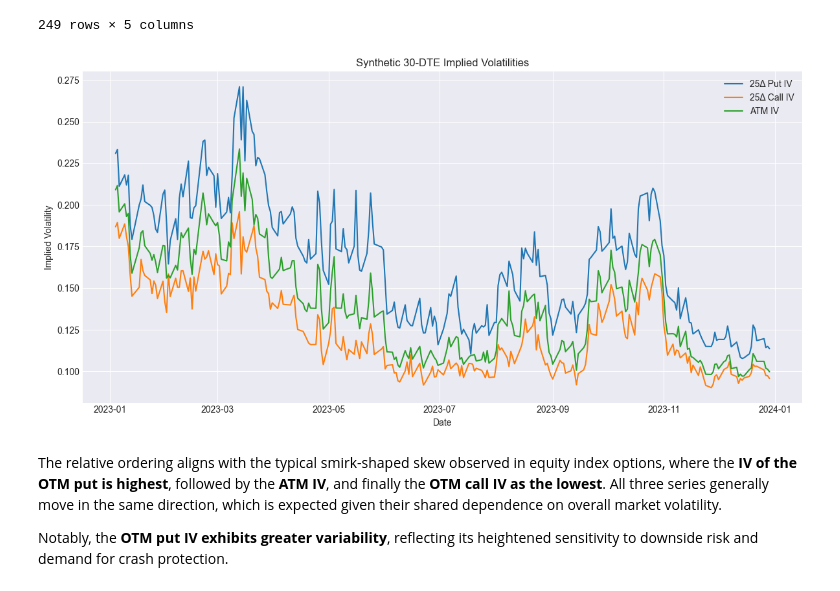
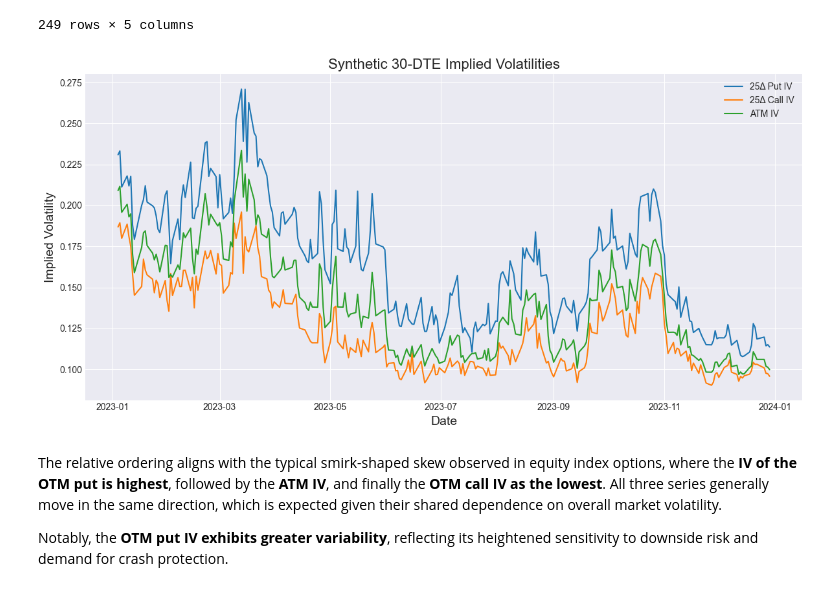
Before and after one commit to anthonymakarewicz/volatility-trading, a Jupyter notebook: skew_trading.ipynb, the cells around one changed output. Saved outputs shown, nothing was run; the diff lists cells and outputs as text; code cells hidden in the pictures.

```diff
--- a/skew_trading.ipynb
+++ b/skew_trading.ipynb
@@ -510,18 +496,18 @@ synthetic_skew
 # %%
 plt.figure(figsize=(12, 6))
 plt.plot(synthetic_skew.index, synthetic_skew['iv_put_30'], label='25Δ Put IV')
 plt.plot(synthetic_skew.index, synthetic_skew['iv_call_30'], label='25Δ Call IV')
 plt.plot(synthetic_skew.index, synthetic_skew['iv_atm_30'], label='ATM IV')
 
-plt.title('Synthetic 30-DTE Implied Volatilities')
-plt.xlabel('Date')
-plt.ylabel('Implied Volatility')
+plt.title('Synthetic 30-DTE Implied Volatilities', fontsize=16)
+plt.xlabel('Date', fontsize=14)
+plt.ylabel('Implied Volatility', fontsize=14)
 plt.legend()
 plt.grid(True)
 plt.tight_layout()
 plt.show()
 # %% [output]
-[figure, old version]
+[figure, new version]
 # %% [markdown]
 The relative ordering aligns with the typical smirk-shaped skew observed in equity index options, where the **IV of the OTM put is highest**, followed by the **ATM IV**, and finally the **OTM call IV as the lowest**. All three series generally move in the same direction, which is expected given their shared dependence on overall market volatility.
 
```
Also changed, not shown: parts of 19 cells of this notebook.
